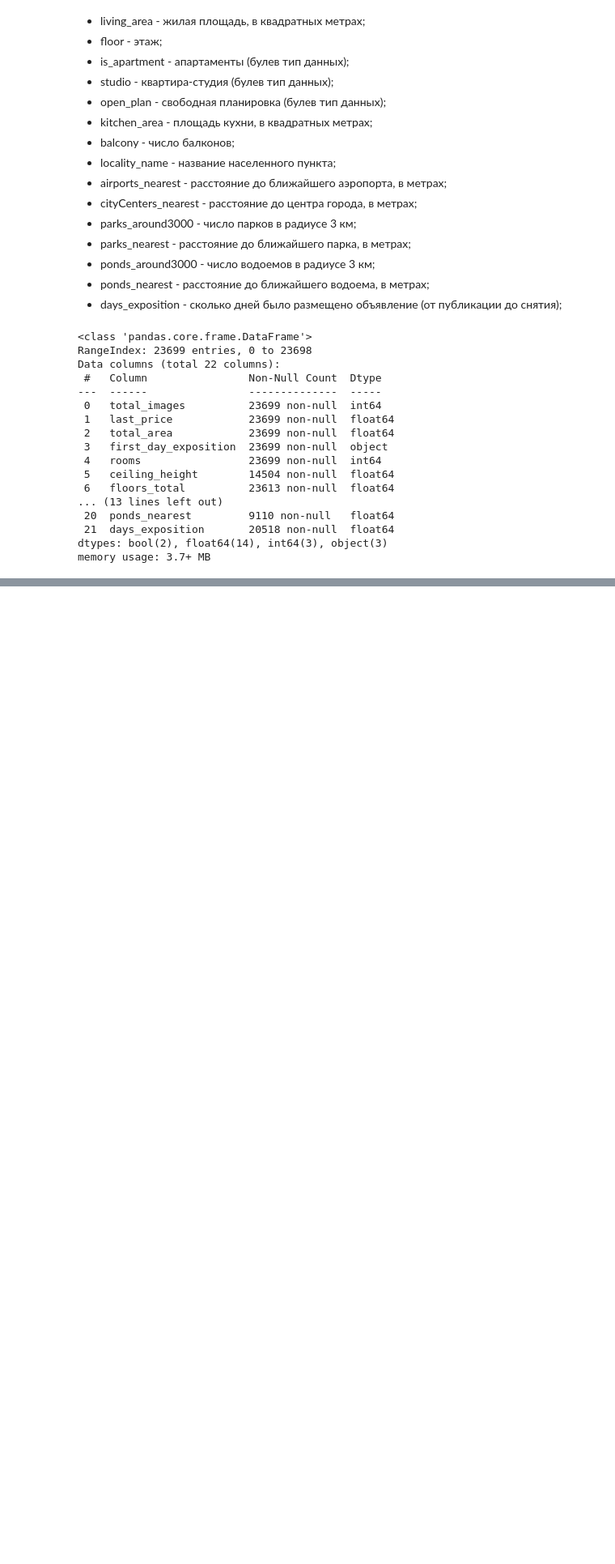
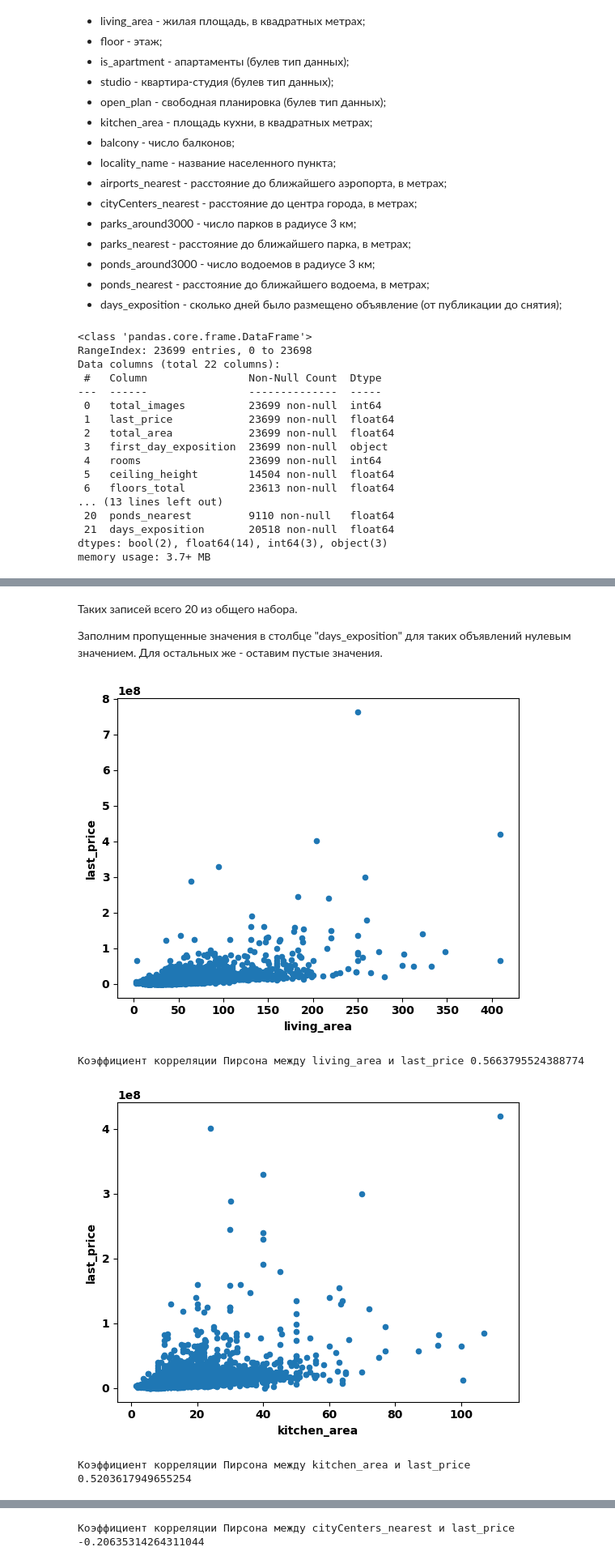
Before and after one commit to MrKostas/YandexPractikum_projects, a Jupyter notebook: notebooks/ThirdPetProject_EDA.ipynb, the cells around one changed output, grey strips where cells are left out. Shown at 81% size. Cells and saved outputs as stored; diff of their text form; code cells hidden in the pictures; blank space fills up the shorter version.

Commit message:
Начать этап предобработки данных

```diff
--- a/notebooks/ThirdPetProject_EDA.ipynb
+++ b/notebooks/ThirdPetProject_EDA.ipynb
@@ -140,0 +203,4 @@ plt.show()
+# %%
+# удаление из набора данных пустых значений в столбцах 'floors_total' и 'locality_name'
+for column in ['locality_name', 'floors_total']:
+    data = data.dropna(subset = column)
@@ -140,0 +233,3 @@ plt.show()
+# %%
+# замена пропусков в столбце 'is_apartment' нулевым значением
+data['is_apartment'] = data['is_apartment'].fillna(0)
@@ -140,0 +249,26 @@ plt.show()
+# %% [markdown]
+Таких записей всего 20 из общего набора.
+
+Заполним пропущенные значения в столбце "days_exposition" для таких объявлений нулевым значением. Для остальных же - оставим пустые значения.
+# %%
+# заполнение пустот в столбце 'days_exposition'
+data.loc[(data['days_exposition'].isna() == True) & (data['first_day_exposition'] == data['first_day_exposition'].max()), 'days_exposition'] = 0
+# %%
+# пользовательская функция исследования линейной взаимосвязи между двумя признаками набора данных
+def corr_info (data: pd.DataFrame, first_feature: str, second_feature: str):
+    data.plot(
+        x = first_feature,
+        y = second_feature,
+        kind = 'scatter'
+    )
+    plt.show()
+
+    print(f'Коэффициент корреляции Пирсона между {first_feature} и {second_feature}', data[first_feature].corr(data[second_feature]))
+# %%
+for feature in ['living_area', 'kitchen_area', 'cityCenters_nearest']:
+    corr_info(data, feature, 'last_price')
+# %% [output]
+[figure, added]
+Коэффициент корреляции Пирсона между living_area и last_price 0.5663795524388774
+[figure, added]
+Коэффициент корреляции Пирсона между kitchen_area и last_price 0.5203617949655254
@@ -140,0 +276 @@ plt.show()
+Коэффициент корреляции Пирсона между cityCenters_nearest и last_price -0.20635314264311044
```
Also changed, not shown: parts of 21 cells of this notebook.
